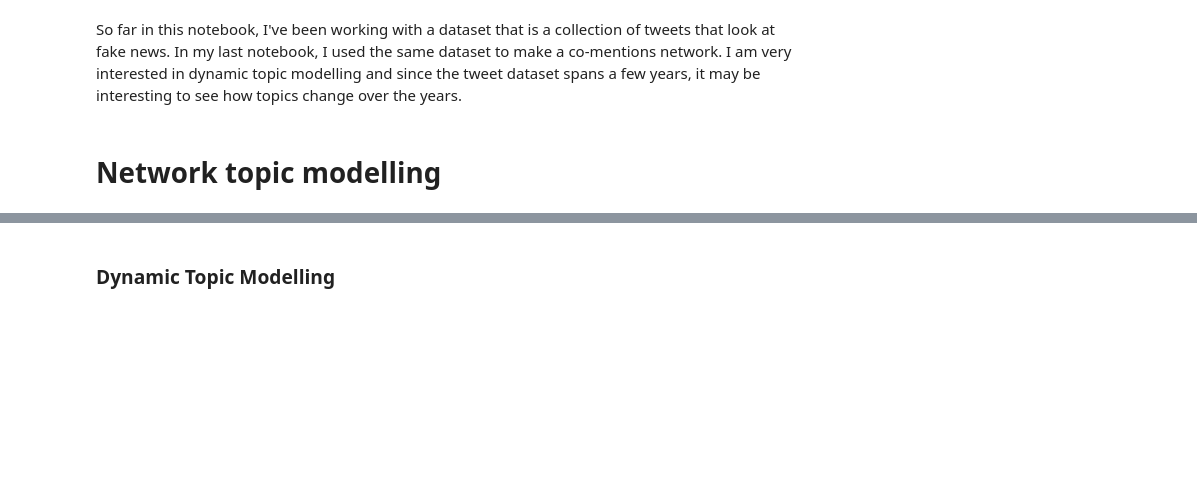
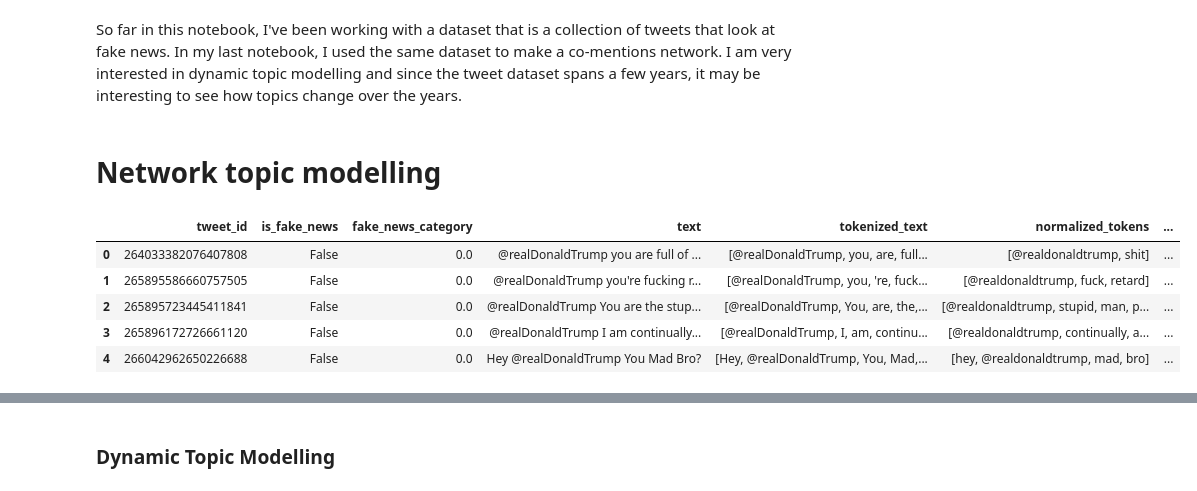
Before and after one commit to rkcatipon/Content-Analysis-2020, a Jupyter notebook: week-6/6-HW-Response.ipynb, the cells around one changed output, grey strips where cells are left out. Saved outputs shown, nothing was run; the diff lists cells and outputs as text; code cells hidden in the pictures; blank space fills up the shorter version.

```diff
--- a/week-6/6-HW-Response.ipynb
+++ b/week-6/6-HW-Response.ipynb
@@ -815,3 +815,12 @@ topic2_1_df[:20]
 So far in this notebook, I've been working with a dataset that is a collection of tweets that look at fake news. In my last notebook, I used the same dataset to make a co-mentions network. I am very interested in dynamic topic modelling and since the tweet dataset spans a few years, it may be interesting to see how topics change over the years.
 # %% [markdown]
 # Network topic modelling
+# %%
+electiontweetsDF.head()
+# %% [output]
+|  | tweet_id | is_fake_news | fake_news_category | text | tokenized_text | normalized_tokens | ... |
+| 0 | 264033382076407808 | False | 0.0 | @realDonaldTrump you are full of ... | [@realDonaldTrump, you, are, full... | [@realdonaldtrump, shit] | ... |
+| 1 | 265895586660757505 | False | 0.0 | @realDonaldTrump you're fucking r... | [@realDonaldTrump, you, 're, fuck... | [@realdonaldtrump, fuck, retard] | ... |
+| 2 | 265895723445411841 | False | 0.0 | @realDonaldTrump You are the stup... | [@realDonaldTrump, You, are, the,... | [@realdonaldtrump, stupid, man, p... | ... |
+| 3 | 265896172726661120 | False | 0.0 | @realDonaldTrump I am continually... | [@realDonaldTrump, I, am, continu... | [@realdonaldtrump, continually, a... | ... |
+| 4 | 266042962650226688 | False | 0.0 | Hey @realDonaldTrump You Mad Bro? | [Hey, @realDonaldTrump, You, Mad,... | [hey, @realdonaldtrump, mad, bro] | ... |
```
Also changed, not shown: parts of 9 cells of this notebook.
